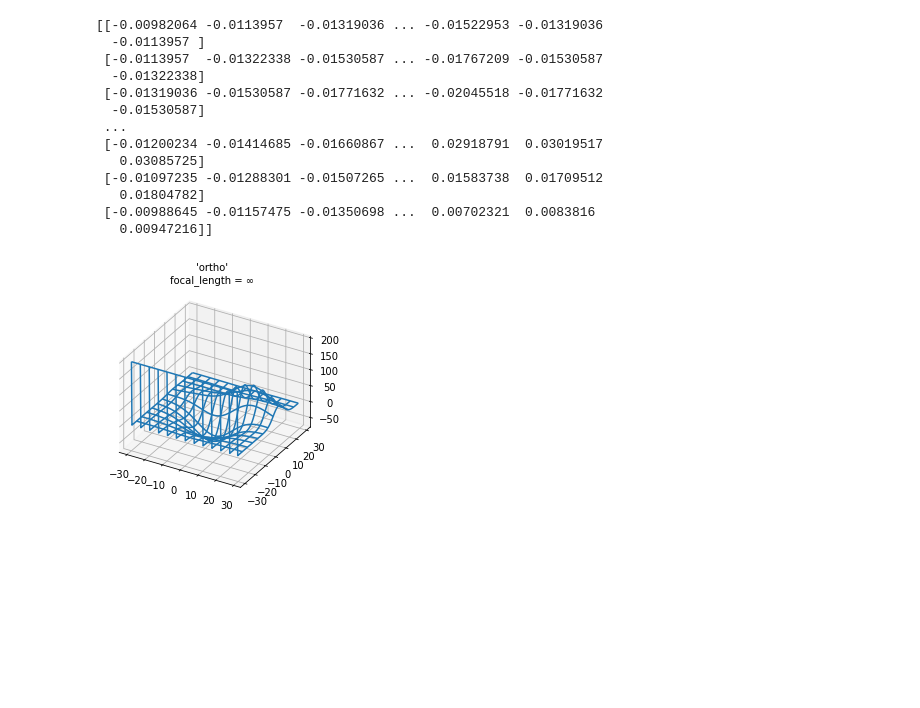
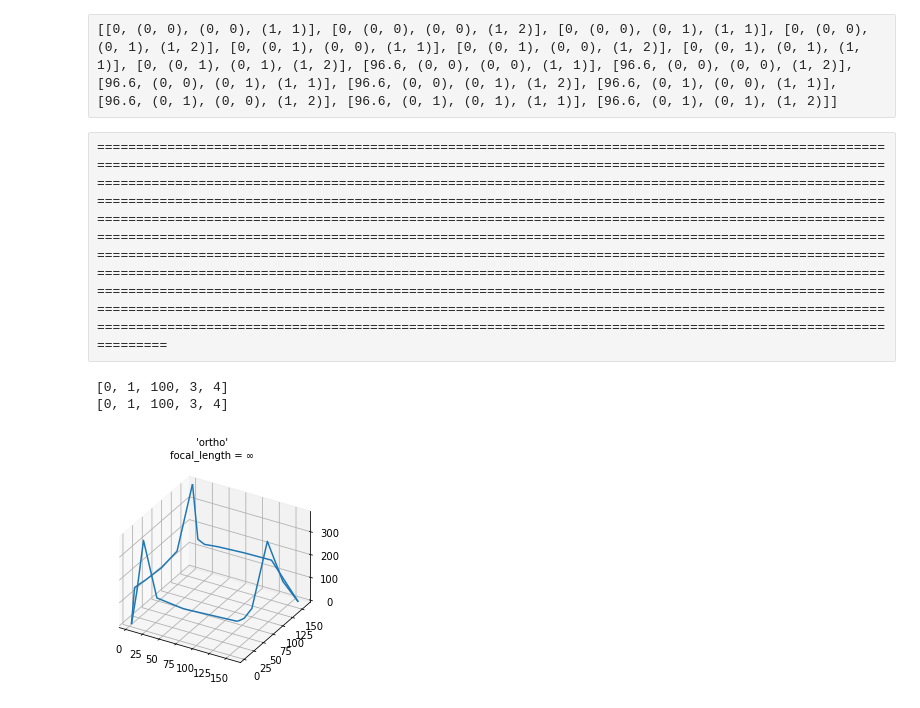
Before and after one commit to hpca-uji/Proteo, a Jupyter notebook: Analysis/new_analyser.ipynb, the cells around one changed output. Drawn from its saved outputs; the diff is of its cells as text; code cells hidden in the pictures; blank space fills up the shorter version.

```diff
--- a/Analysis/new_analyser.ipynb
+++ b/Analysis/new_analyser.ipynb
@@ -203,0 +299,19 @@ for sp_method in [0,1]:
+# %%
+checked_type='te'
+use_perc = True
+rms_boundary=0 # Poner a 0 para perspectiva de app. Valor >0 y <1 para perspectiva de RMS
+if checked_type=='te':
+    tipo="T_total"
+    data_aux=grouped_aggG
+elif checked_type=='tc':
+    tipo="TC"
+    data_aux=dfM
+
+if use_perc:
+    results = results_with_perc(tipo, data_aux, configurations, rms_boundary)
+else:
+    #results = results_with_st(tipo, data_aux)
+    results = None
+#Results is a 2 dimensional array. First dimensional indicates winners of a particulal number of processes (NP->NC).
+#Second dimension is an ordered preference of indexes in the array configurations.
+print(results)
@@ -204,28 +453,42 @@ for sp_method in [0,1]:
+# %% [raw]
+[[0, (0, 0), (0, 0), (1, 1)], [0, (0, 0), (0, 0), (1, 2)], [0, (0, 0), (0, 1), (1, 1)], [0, (0, 0), (0, 1), (1, 2)], [0, (0, 1), (0, 0), (1, 1)], [0, (0, 1), (0, 0), (1, 2)], [0, (0, 1), (0, 1), (1, 1)], [0, (0, 1), (0, 1), (1, 2)], [96.6, (0, 0), (0, 0), (1, 1)], [96.6, (0, 0), (0, 0), (1, 2)], [96.6, (0, 0), (0, 1), (1, 1)], [96.6, (0, 0), (0, 1), (1, 2)], [96.6, (0, 1), (0, 0), (1, 1)], [96.6, (0, 1), (0, 0), (1, 2)], [96.6, (0, 1), (0, 1), (1, 1)], [96.6, (0, 1), (0, 1), (1, 2)]]
+# %% [raw]
+================================================================================================================================================================================================================================================================================================================================================================================================================================================================================================================================================================================================================================================================================================================================================================================================================================================================================================================================================================================================================================================================================================================================================================
+# %%
+a=[0,1,2,3,4]
+b=a
+count=3
+a[2]=100
+print(a)
+print(b)
+# %% [output]
+[0, 1, 100, 3, 4]
+[0, 1, 100, 3, 4]
 # %%
 fig, ax = plt.subplots(1, 1, subplot_kw={'projection': '3d'})
 
 # Get the test data
-X, Y, Z = axes3d.get_test_data(0.05)
+#X, Y, Z = axes3d.get_test_data(0.05)
 
+aux = grouped_aggG.loc[u_sols[0],'T_total']
+Z = [None] * len(processes)
+X, Y = np.meshgrid(processes, processes)
+removed_index = 0
+for i in range(len(processes)):
+    Z[i] = [0] * len(processes)
+    for j in range(len(processes)):
+        if i!=j:
+            real_i = i - removed_index
+            real_j = j - removed_index
+            Z[i][j] = aux.values[real_i*len(processes)+real_j]
+        else:
+            Z[i][j] = 0
+            removed_index += 1
+Z = np.array(Z)
 
-Z[0] = 200
-
-ax.plot_wireframe(X, Y, Z, rstride=10, cstride=10)
+ax.plot_wireframe(X, Y, Z, rstride=20, cstride=10)
 ax.set_proj_type('ortho')  # FOV = 0 deg
 ax.set_title("'ortho'\nfocal_length = ∞", fontsize=10)
 plt.show()
 # %% [output]
-[[-0.00982064 -0.0113957  -0.01319036 ... -0.01522953 -0.01319036
-  -0.0113957 ]
- [-0.0113957  -0.01322338 -0.01530587 ... -0.01767209 -0.01530587
-  -0.01322338]
- [-0.01319036 -0.01530587 -0.01771632 ... -0.02045518 -0.01771632
-  -0.01530587]
- ...
- [-0.01200234 -0.01414685 -0.01660867 ...  0.02918791  0.03019517
-   0.03085725]
- [-0.01097235 -0.01288301 -0.01507265 ...  0.01583738  0.01709512
-   0.01804782]
- [-0.00988645 -0.01157475 -0.01350698 ...  0.00702321  0.0083816
-   0.00947216]]
-[figure, old version]
+[figure, new version]
```
Also changed, not shown: parts of 15 cells of this notebook.
